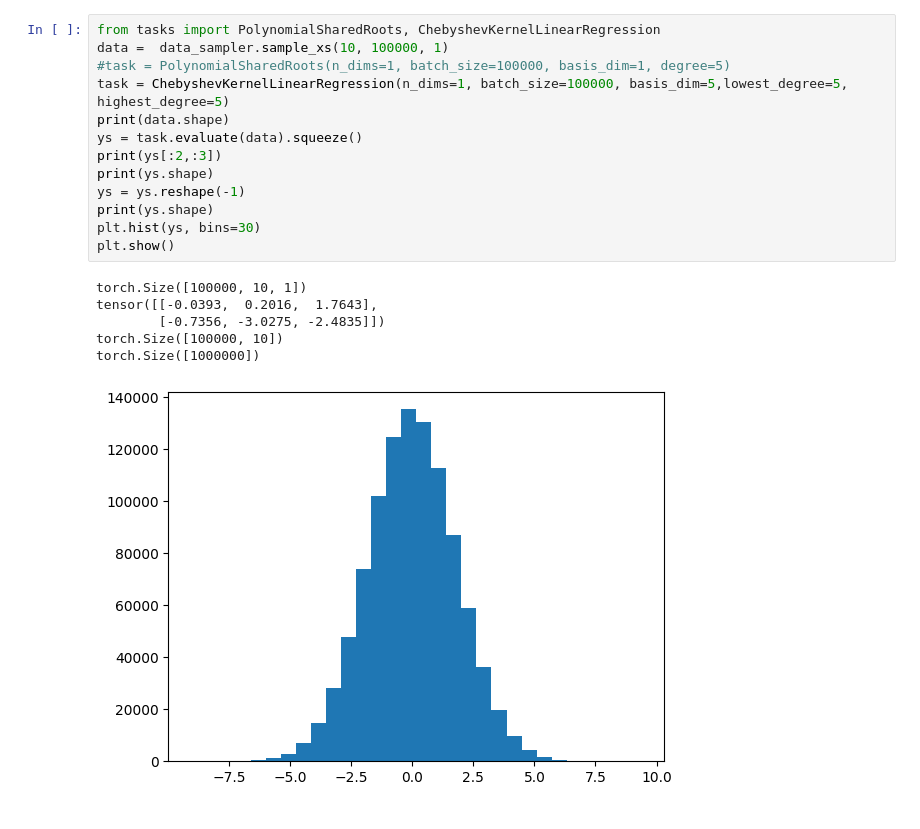
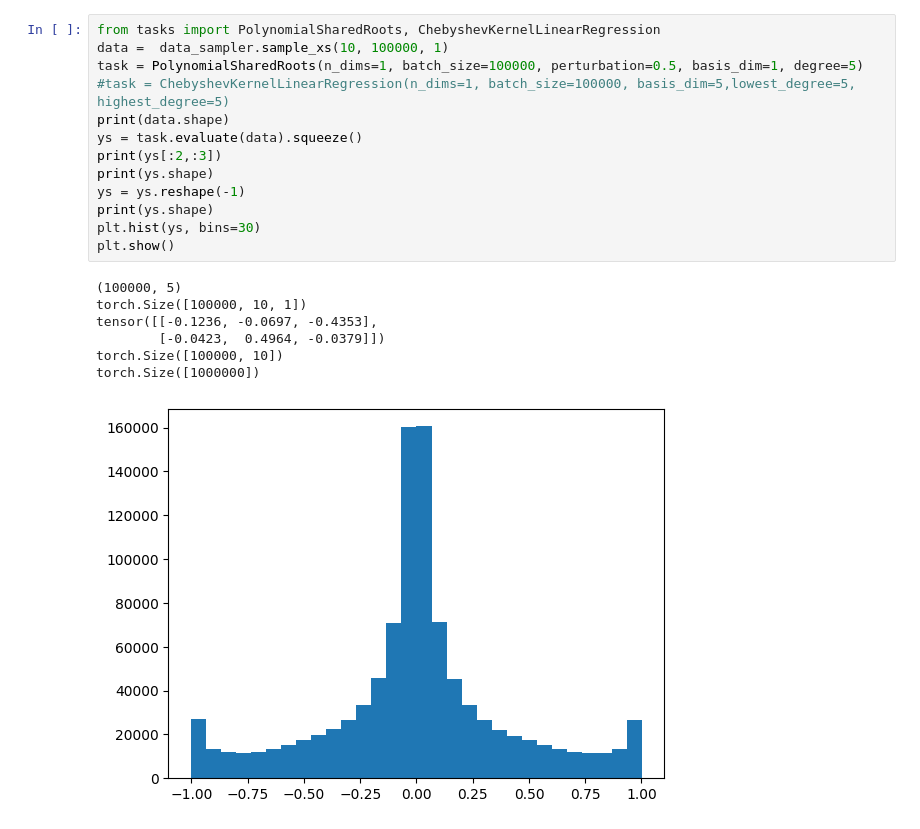
Before and after one commit to wilcoxsonm21/CS182Project, a Jupyter notebook: src/explore_polynomial_generation.ipynb, the cells around one changed output. Drawn from its saved outputs; the diff is of its cells as text.

```diff
--- a/src/explore_polynomial_generation.ipynb
+++ b/src/explore_polynomial_generation.ipynb
@@ -20,21 +17,22 @@ The autoreload extension is already loaded. To reload it, use:
 # %%
 from tasks import PolynomialSharedRoots, ChebyshevKernelLinearRegression
 data =  data_sampler.sample_xs(10, 100000, 1)
-#task = PolynomialSharedRoots(n_dims=1, batch_size=100000, basis_dim=1, degree=5)
-task = ChebyshevKernelLinearRegression(n_dims=1, batch_size=100000, basis_dim=5,lowest_degree=5, highest_degree=5)
+task = PolynomialSharedRoots(n_dims=1, batch_size=100000, perturbation=0.5, basis_dim=1, degree=5)
+#task = ChebyshevKernelLinearRegression(n_dims=1, batch_size=100000, basis_dim=5,lowest_degree=5, highest_degree=5)
 print(data.shape)
 ys = task.evaluate(data).squeeze()
 print(ys[:2,:3])
 print(ys.shape)
 ys = ys.reshape(-1)
 print(ys.shape)
 plt.hist(ys, bins=30)
 plt.show()
 # %% [output]
+(100000, 5)
 torch.Size([100000, 10, 1])
-tensor([[-0.0393,  0.2016,  1.7643],
-        [-0.7356, -3.0275, -2.4835]])
+tensor([[-0.1236, -0.0697, -0.4353],
+        [-0.0423,  0.4964, -0.0379]])
 torch.Size([100000, 10])
 torch.Size([1000000])
-[figure, old version]
+[figure, new version]
 # %%
```
Also changed, not shown: parts of 3 cells of this notebook, 17 other files.
